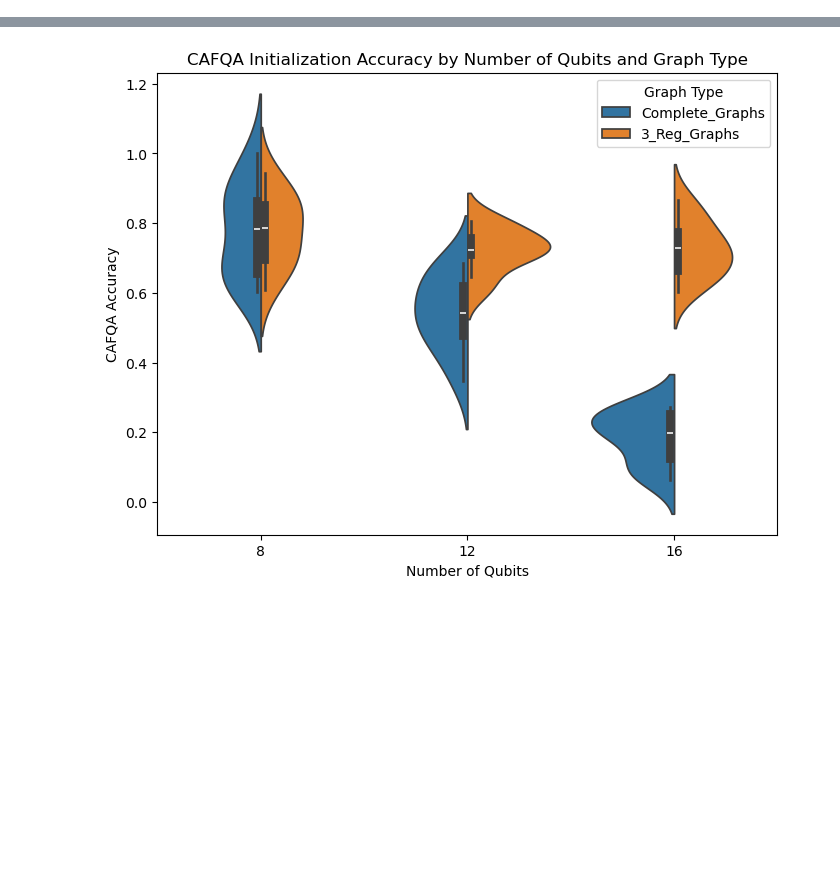
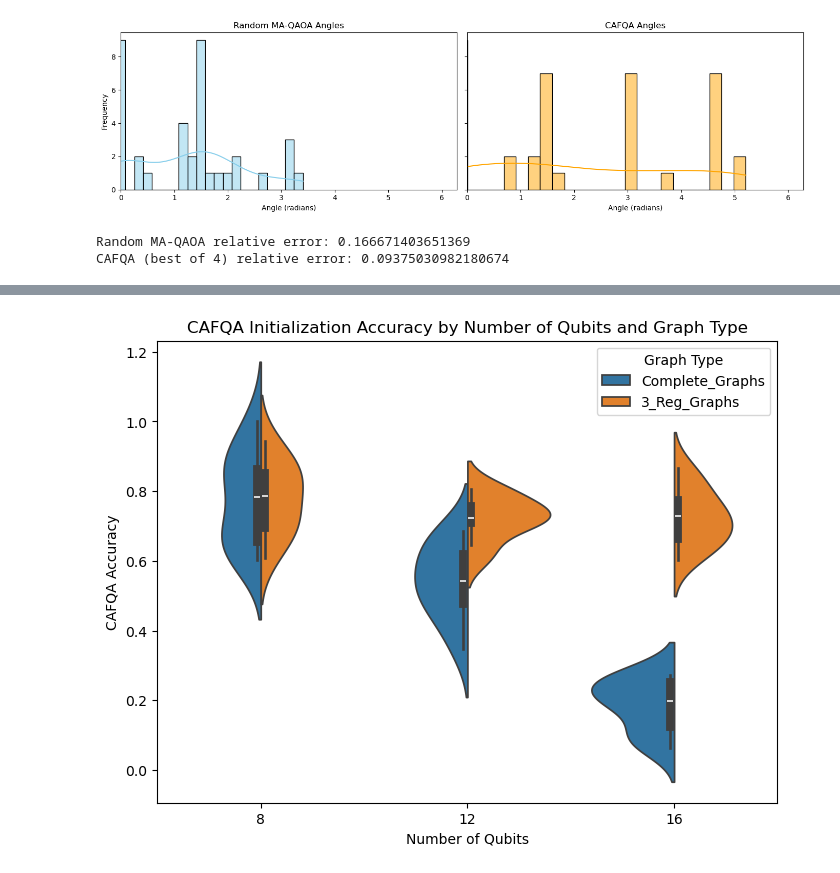
Before and after one commit to d-bharadwaj/SPIQ, a Jupyter notebook: playground_scripts/final_data_analysis.ipynb, the cells around one changed output, grey strips where cells are left out. Cells and saved outputs as stored; diff of their text form; code cells hidden in the pictures; blank space fills up the shorter version.

```diff
--- a/playground_scripts/final_data_analysis.ipynb
+++ b/playground_scripts/final_data_analysis.ipynb
@@ -38,2 +277,47 @@ plt.show()
+# %%
+random_fin_angles = cafqa_diff_points_data['Task_results']['Random_MA-QAOA']['result'].x
+
+cafqa_fin_angles = cafqa_diff_points_data['Task_results']['task_1']['result'].x  # Use the provided angles array for CAFQA
+
+fig, axs = plt.subplots(1, 2, figsize=(14, 4), sharey=True)
+
+# Plot for Random MA-QAOA angles
+sns.histplot(random_fin_angles, bins=30, kde=True, color='skyblue', ax=axs[0])
+axs[0].set_xlabel('Angle (radians)')
+axs[0].set_ylabel('Frequency')
+axs[0].set_title('Random MA-QAOA Angles')
+axs[0].set_xlim(0, 2 * np.pi)
+
+# Plot for CAFQA angles
+sns.histplot(cafqa_fin_angles, bins=30, kde=True, color='orange', ax=axs[1])
+axs[1].set_xlabel('Angle (radians)')
+axs[1].set_title('CAFQA Angles')
+axs[1].set_xlim(0, 2 * np.pi)
+
+plt.tight_layout()
+plt.show()
+# %% [output]
+[figure, added]
+# %%
+# Generate and print the relative errors for Random MA-QAOA and CAFQA (best of 4) for a single instance
+num_qubits = 12  # or any value you want to analyze
+i = 1
+  # instance index
+
+data = np.load(f'../np_data/Final_Data_Collection/Maxcut/Complete_Graphs/Median_Random_Angles/{num_qubits}_qbs/result_{i}.npy', allow_pickle=True).item()
+exact_energy = data['Exact_Ground_State_Energy']
+random_fin_energy = data['Task_results']['Random_MA-QAOA']['final_energy']
+min_cafqa_fin_energy = min(
+    data['Task_results'][task]['final_energy']
+    for task in data['Task_results'] if task.startswith('task_')
+)
+random_err = abs((exact_energy - random_fin_energy) / exact_energy)
+cafqa_err = abs((exact_energy - min_cafqa_fin_energy) / exact_energy)
+
+print("Random MA-QAOA relative error:", random_err)
+print("CAFQA (best of 4) relative error:", cafqa_err)
+# %% [output]
+Random MA-QAOA relative error: 0.166671403651369
+CAFQA (best of 4) relative error: 0.09375030982180674
 # %%
 def compute_cafqa_vs_random_stats(num_qubits):
```
Also changed, not shown: parts of 13 cells of this notebook, 1 other file.
